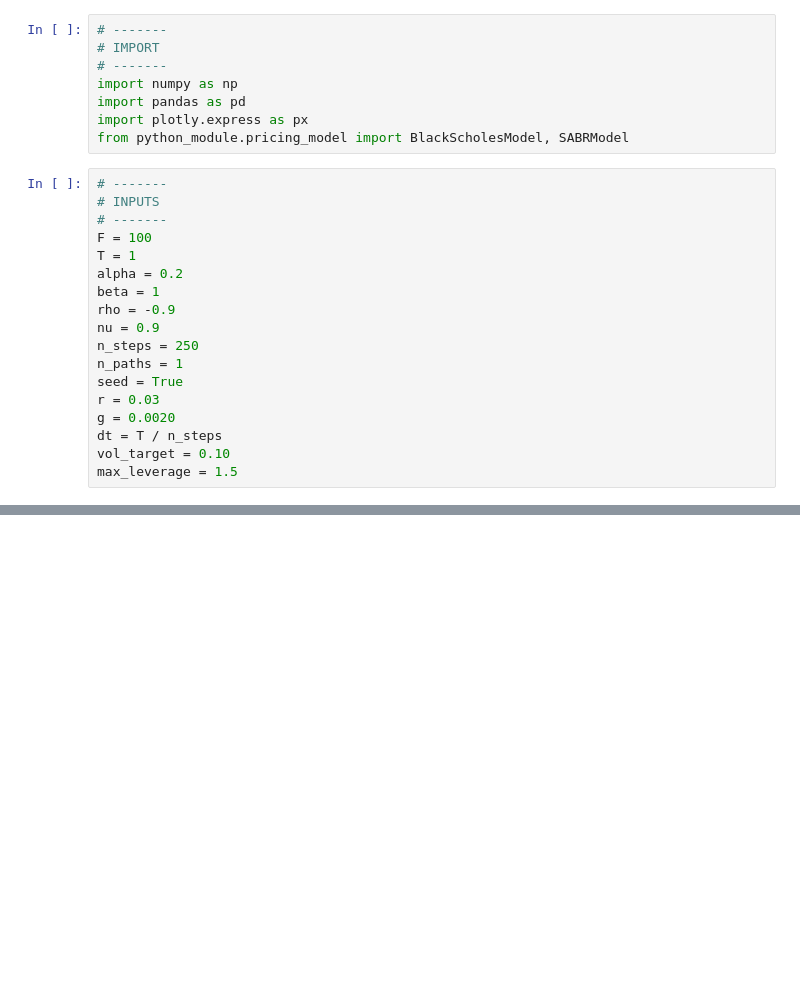
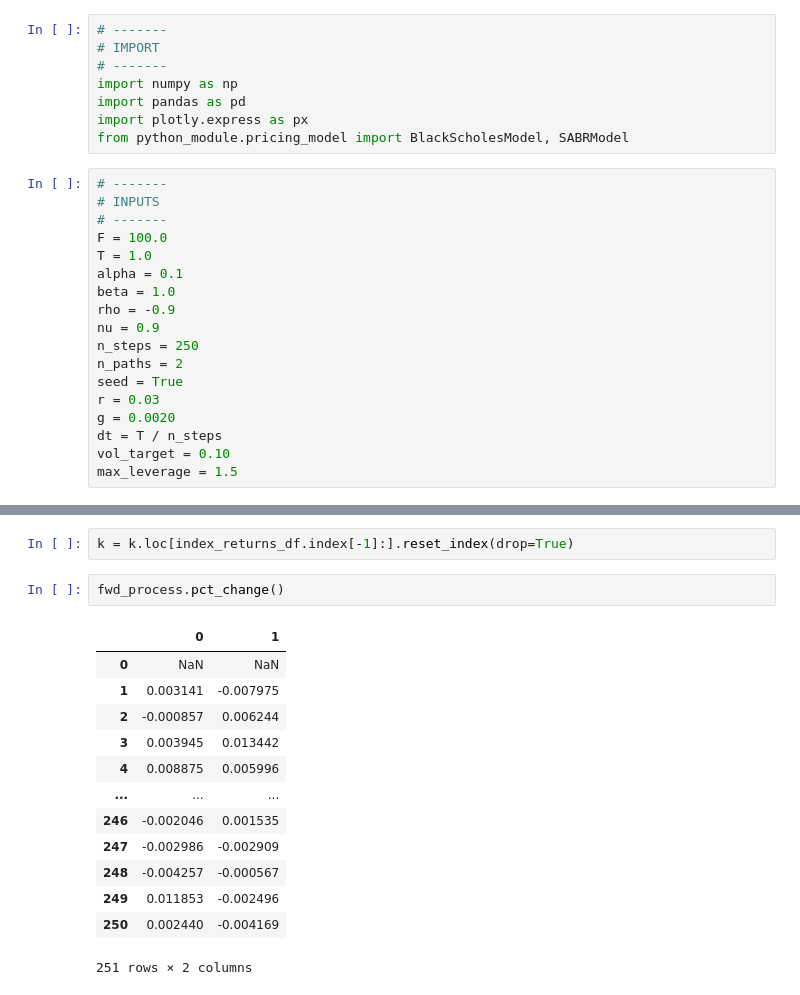
Before and after one commit to kevinlaventure/Quantitative_Methods_and_Analysis, a Jupyter notebook: volatility_target.ipynb, the cells around one changed output, grey strips where cells are left out. Drawn from its saved outputs; the diff is of its cells as text; blank space fills up the shorter version.

```diff
--- a/volatility_target.ipynb
+++ b/volatility_target.ipynb
@@ -97,14 +97,14 @@ from python_module.pricing_model import BlackScholesModel, SABRModel
 # -------
 # INPUTS
 # -------
-F = 100
-T = 1
-alpha = 0.2
-beta = 1
+F = 100.0
+T = 1.0
+alpha = 0.1
+beta = 1.0
 rho = -0.9
 nu = 0.9
 n_steps = 250
-n_paths = 1
+n_paths = 2
 seed = True
 r = 0.03
 g = 0.0020
@@ -116,0 +170,18 @@ risky_asset = (eq_process.pct_change() + r*dt + g*dt).fillna(0).add(1).cumprod()
+# %%
+k = k.loc[index_returns_df.index[-1]:].reset_index(drop=True)
+# %%
+fwd_process.pct_change()
+# %% [output]
+|  | 0 | 1 |
+| 0 | NaN | NaN |
+| 1 | 0.003141 | -0.007975 |
+| 2 | -0.000857 | 0.006244 |
+| 3 | 0.003945 | 0.013442 |
+| 4 | 0.008875 | 0.005996 |
+| ... | ... | ... |
+| 246 | -0.002046 | 0.001535 |
+| 247 | -0.002986 | -0.002909 |
+| 248 | -0.004257 | -0.000567 |
+| 249 | 0.011853 | -0.002496 |
+| 250 | 0.002440 | -0.004169 |
+251 rows × 2 columns
```
Also changed, not shown: parts of 5 cells of this notebook, 1 other file.
